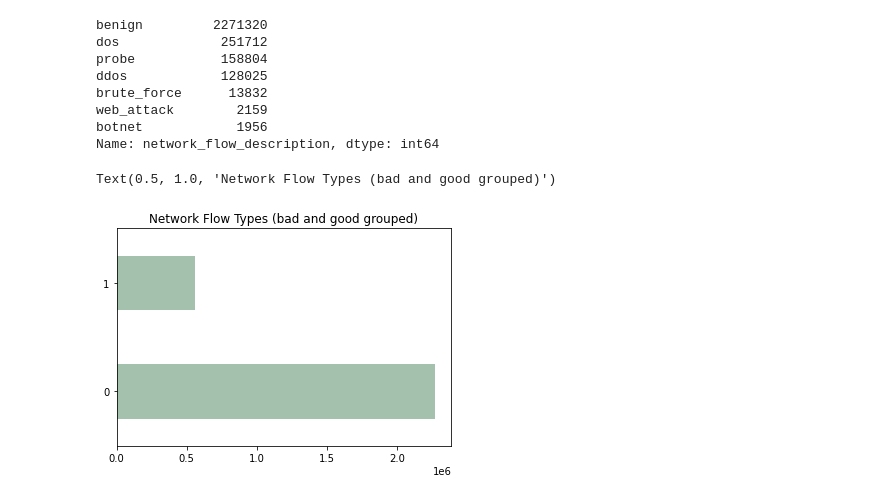
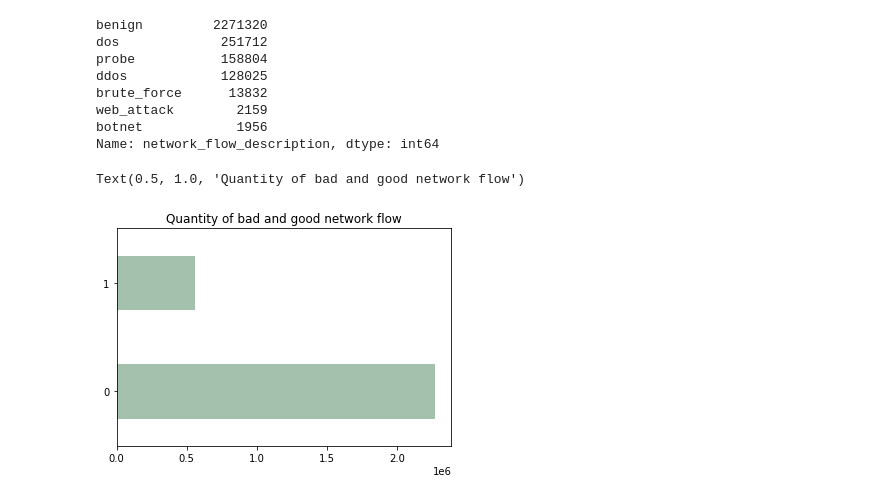
Before and after one commit to modelonulo/ml-based-intrusion-detection-system, a Jupyter notebook: ml-ids.ipynb, the cells around one changed output. Drawn from its saved outputs; the diff is of its cells as text; code cells hidden in the pictures.

```diff
--- a/ml-ids.ipynb
+++ b/ml-ids.ipynb
@@ -196,7 +196,7 @@ Name: network_flow_description, dtype: int64
 # %%
 network_flow_counts = combined_csv['network_flow'].value_counts()
 network_flow_counts.plot(kind='barh', color='#a3c1ad')
-plt.title('Quantity of bad and good network flow)')
+plt.title('Quantity of bad and good network flow')
 # %% [output]
-Text(0.5, 1.0, 'Network Flow Types (bad and good grouped)')
+Text(0.5, 1.0, 'Quantity of bad and good network flow')
-[figure, old version]
+[figure, new version]
```
Also changed, not shown: parts of 2 cells of this notebook.
